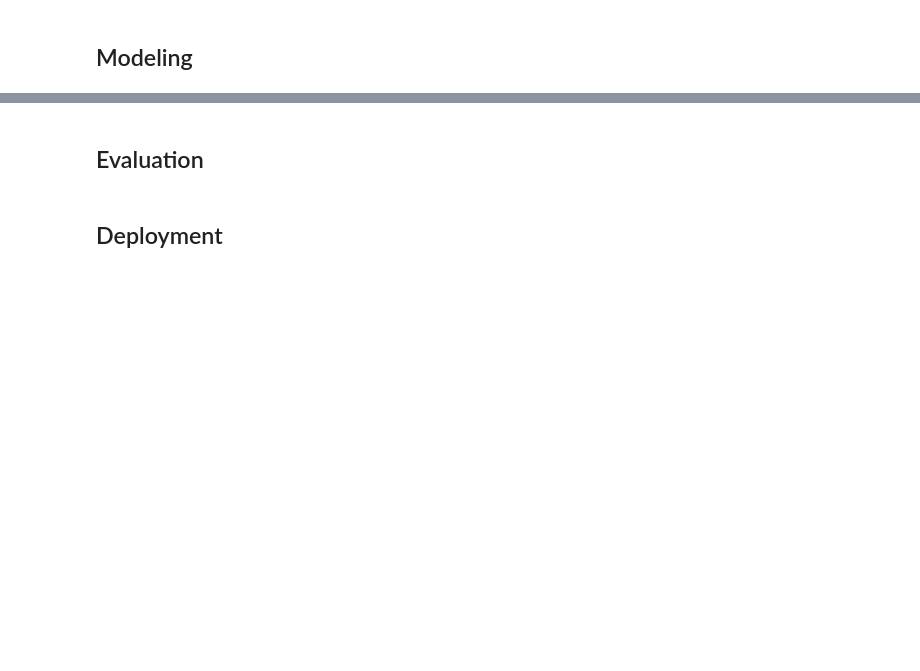
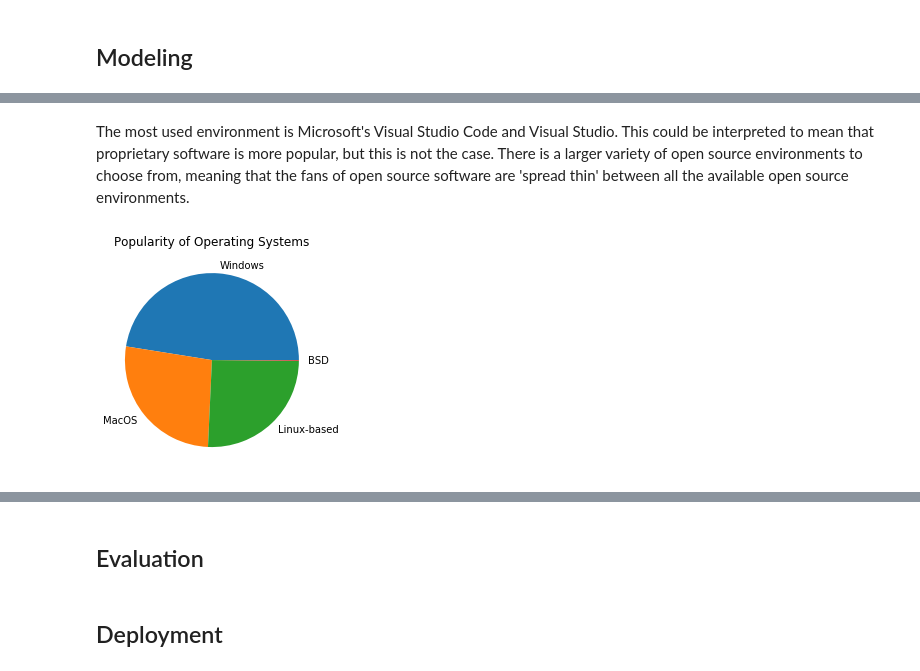
Before and after one commit to MarshEnterprises/Udacity_Project1, a Jupyter notebook: Udacity_Project1.ipynb, the cells around one changed output, grey strips where cells are left out. Cells and saved outputs as stored; diff of their text form; code cells hidden in the pictures; blank space fills up the shorter version.

```diff
--- a/Udacity_Project1.ipynb
+++ b/Udacity_Project1.ipynb
@@ -117,13 +185,7 @@ df_background = df[['Country', 'Student', 'EdLevel', 'UndergradMajor', 'Age', 'G
 # %%
-# to make the piechart more readable, genders other than 'Man' and 'Woman' have been labeled 'Other'
-df_gender = df
-df_gender.loc[np.logical_and(df_gender['Gender']!='Man', df_gender['Gender']!='Woman'), 'Gender'] = 'Other'
-print(df_gender['Gender'].value_counts())
-
-fig, ax = plt.subplots(figsize=(7, 7))
-ax.pie(df['Gender'].value_counts())
-ax.legend(labels=df['Gender'].value_counts().index,  frameon=False, bbox_to_anchor=(1, 0.5))
-;
+# replace genders other than 'Man' and 'Woman' to 'Other'
+df.loc[((df['Gender']!='Man') == (df['Gender']!='Woman')) == (df['Gender'].notna()), 'Gender'] = 'Other'
+df['Gender'].value_counts(dropna=False)
 # %% [output]
 Man      77919
 Woman     6344
@@ -305,0 +208,8 @@ ax.set_xticklabels(labels=ax.get_xticklabels(), rotation='vertical', fontdict={'
+# %% [markdown]
+The most used environment is Microsoft's Visual Studio Code and Visual Studio. This could be interpreted to mean that proprietary software is more popular, but this is not the case. There is a larger variety of open source environments to choose from, meaning that the fans of open source software are 'spread thin' between all the available open source environments.
+# %%
+# popularity of operating systems
+plt.pie(df['OpSys'].value_counts(), labels=df['OpSys'].value_counts().index)
+plt.title('Popularity of Operating Systems');
+# %% [output]
+[figure, added]
```
Also changed, not shown: parts of 66 cells of this notebook.
